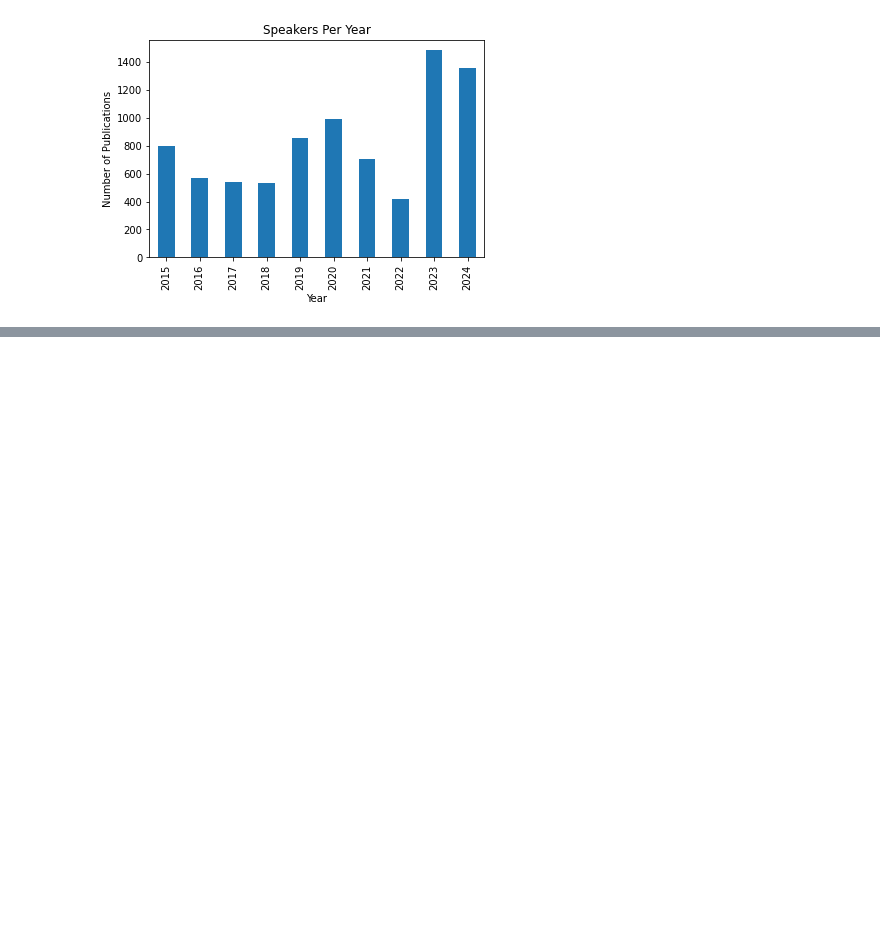
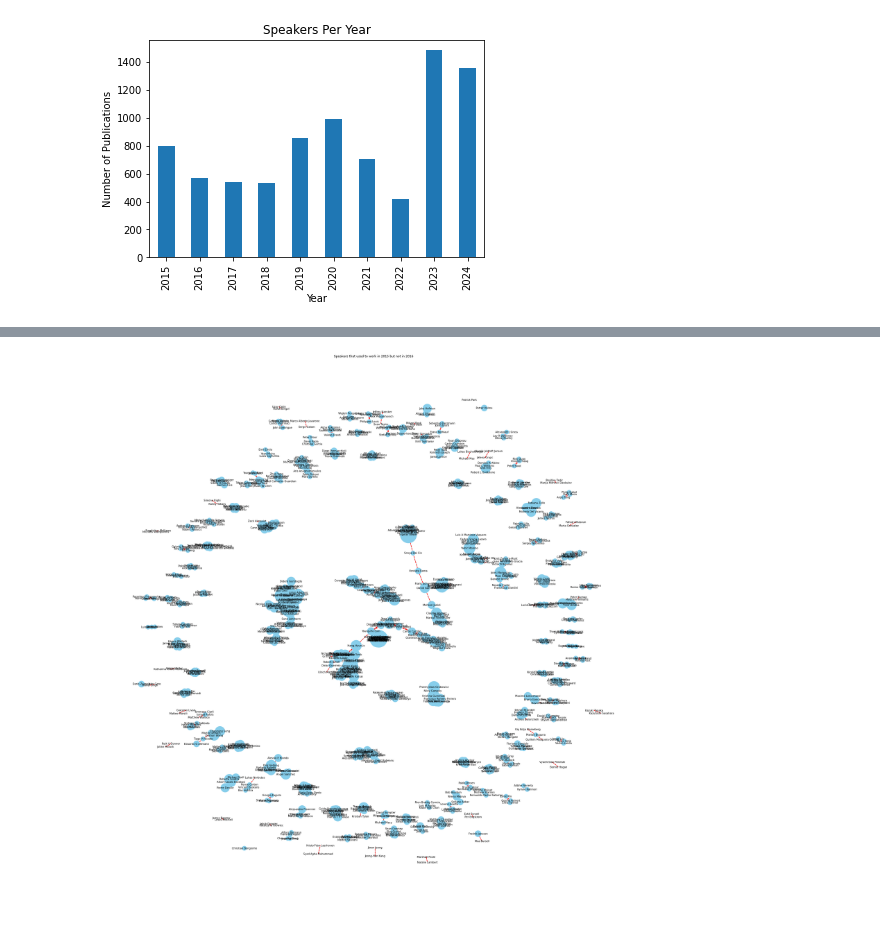
Before and after one commit to pardelapawel/css, a Jupyter notebook: speakers_prep.ipynb, the cells around one changed output, grey strips where cells are left out. Cells and saved outputs as stored; diff of their text form; code cells hidden in the pictures; blank space fills up the shorter version.

```diff
--- a/speakers_prep.ipynb
+++ b/speakers_prep.ipynb
@@ -92,0 +238,87 @@ plt.show()
+# %%
+
+from itertools import chain
+
+
+def removed_colaborations(G_old, G_new, year_old, year_new):
+    G = nx.Graph()
+    G.add_edges_from(G_old.edges())
+    G.add_edges_from(G_new.edges())
+    removed_edges = set(G_old.edges()) - set(G_new.edges())
+    G.remove_edges_from(G.edges() - removed_edges)
+    nodesToLeave = set(chain.from_iterable(removed_edges))
+    G.remove_nodes_from(G.nodes() - nodesToLeave)
+    # fst = list(G.edges())
+    # nodes_only_in_one = set(G_old.nodes()).symmetric_difference(set(G_new.nodes()))
+    # G.remove_nodes_from(nodes_only_in_one)
+    # snd = list(G.edges())
+    # print(f'{len(fst)=}, {len(snd)=}')
+    plt.figure(figsize=(fig_size, fig_size))
+    pos = nx.spring_layout(G, seed=42)  # Ensure consistent layout
+    # node_sizes = {n: max(G_old.degree[n] if n in G_old else 0, G_new.degree[n] if n in G_new else 0) * 300 for n in G.nodes()}
+    node_sizes = {n: ((G_old.degree[n] if n in G_old else 0) + (G_new.degree[n] if n in G_new else 0))//2 * 300 for n in G.nodes()}
+    nx.draw(G, pos, with_labels=True, node_size=[node_sizes[n] for n in G.nodes()], node_color="skyblue", edge_color="gray", font_size=10)
+    nx.draw_networkx_edges(G, pos, edgelist=G.edges(), edge_color="red", width=2, style="dashed")
+    plt.title(f"Speakers that used to work in {year_old} but not in {year_new}")
+    plt.show()
+
+def new_colaborations(G_old, G_new, year_old, year_new):
+    G = nx.Graph()
+    G.add_edges_from(G_old.edges())
+    G.add_edges_from(G_new.edges())
+    nodes_only_in_one = set(G_old.nodes()).symmetric_difference(set(G_new.nodes()))
+    G.remove_nodes_from(nodes_only_in_one)
+    plt.figure(figsize=(fig_size, fig_size))
+    pos = nx.spring_layout(G, seed=42)  # Ensure consistent layout
+    node_sizes = {n: ((G_old.degree[n] if n in G_old else 0) + (G_new.degree[n] if n in G_new else 0))//2 * 300 for n in G.nodes()}
+    nx.draw(G, pos, with_labels=True, node_size=[node_sizes[n] for n in G.nodes()], node_color="skyblue", edge_color="gray", font_size=10)
+    nx.draw_networkx_edges(G, pos, edgelist=G.edges(), edge_color="green", width=2, style="dashed")
+    plt.title(f"Speakers that started working in {year_new} but were not in {year_old}")
+    plt.show()
+    return
+
+    # added_edges = set(G_new.edges()) - set(G_old.edges())
+    # removed_edges = set(G_old.edges()) - set(G_new.edges())
+    # all_nodes = list(set(G_old.nodes()).union(set(G_new.nodes())))
+    # removed_nodes = set(G_old.nodes()) - set(G_new.nodes())
+    # G_new.remove_nodes_from(G_old.nodes() - G_new.nodes())
+    # G_old.add_nodes_from(removed_nodes)
+    #
+    # # node_sizes = {n: max(G_old.degree(n, 0), G_new.degree(n, 0)) * 300 for n in all_nodes}
+    # node_sizes = {n: (max(G_old.degree[n] if n in G_old else 0, G_new.degree[n] if n in G_new else 0) * 300) + 1 for n in all_nodes}
+    #
+    # plt.figure(figsize=(fig_size, fig_size))
+    # pos = nx.spring_layout(G_new, seed=42)  # Ensure consistent layout
+    #
+    # # print(f'node_sizes: {node_sizes}')
+    # # print(f'G_new.nodes(): {G_new.nodes()}')
+    # nx.draw(G_new, pos, with_labels=True, node_size=[node_sizes[n] for n in G_new.nodes()], node_color="skyblue", edge_color="gray", font_size=10)
+    #
+    # nx.draw_networkx_edges(G_new, pos, edgelist=added_edges, edge_color="green", width=2, style="dashed")
+    # nx.draw_networkx_edges(G_old, pos, edgelist=removed_edges, edge_color="red", width=2, style="dotted")
+    #
+    # plt.title(f"Graph Changes: {year_old} -> {year_new}\n(Green: Added, Red: Removed)")
+    # plt.show()
+
+
+sorted_years = df.sort_values('Year').groupby('Year')['Speakers']
+
+
+prev_year, prev_speakers_series = None, None
+for year, speakers_series in sorted_years:
+    if prev_year is None:
+        g = create_graph(speakers_series)
+        node_sizes = [g.degree(n) * 300 for n in g.nodes()]
+        plt.figure(figsize=(fig_size, fig_size))
+        plt.title(f'Speakers network in {year}')
+        nx.draw(g, with_labels=True, node_size=node_sizes, node_color="skyblue", edge_color="gray", font_size=12)
+    else:
+        G_old = create_graph(prev_speakers_series)
+        G_new = create_graph(speakers_series)
+        removed_colaborations(G_old, G_new, prev_year, year)
+        new_colaborations(G_old, G_new, prev_year, year)
+        # break
+    prev_year = year
+    prev_speakers_series = speakers_series
+# %% [output]
+[figure, added]
```
Also changed, not shown: parts of 8 cells of this notebook.
